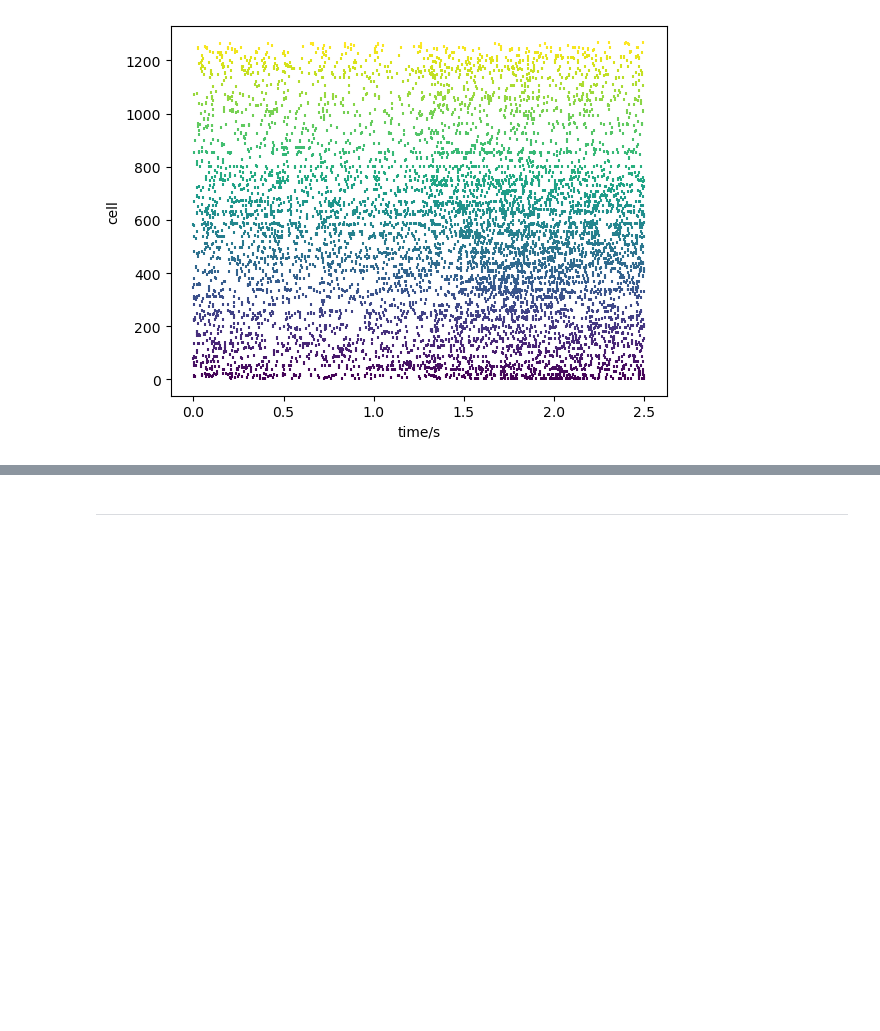
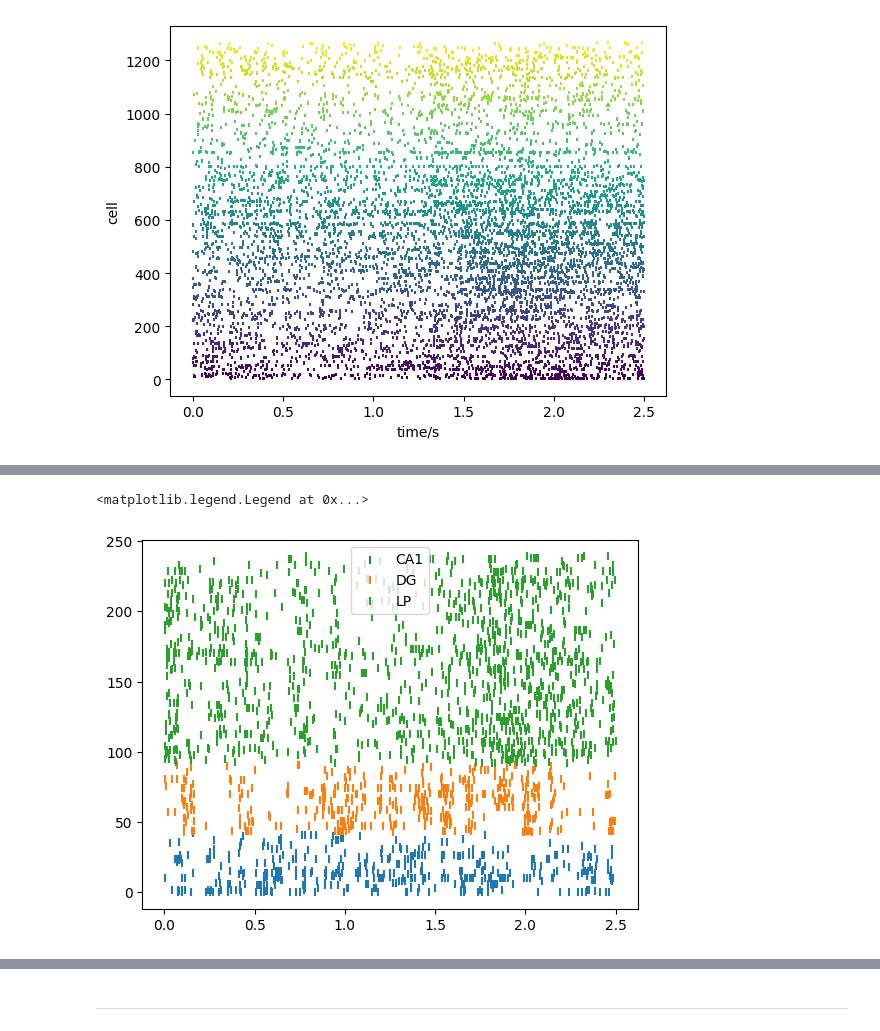
Before and after one commit to atleer/iBOTS-Intro-To-Python-For-Neuroscientists, a Jupyter notebook: day4/12 Spike Time Analysis With Pandas And Matplotlib (solution).ipynb, the cells around one changed output, grey strips where cells are left out. Cells and saved outputs as stored; diff of their text form; code cells hidden in the pictures; blank space fills up the shorter version.

```diff
--- a/day4/12 Spike Time Analysis With Pandas And Matplotlib (solution).ipynb
+++ b/day4/12 Spike Time Analysis With Pandas And Matplotlib (solution).ipynb
@@ -300,0 +303,8 @@ Text(0, 0.5, 'cell')
+# %%
+spike_cols = ['spike_time', 'spike_cell', 'spike_trial']
+df = dset[spike_cols].to_dataframe().reset_index()
+
+brain_region_df = dset["brain_area"].to_dataframe().reset_index()
+
+spike_region_df = pd.merge(df, brain_region_df, left_on='spike_cell', right_on='cell')
+spike_region_df
@@ -300,0 +325,21 @@ Text(0, 0.5, 'cell')
+# %%
+dd = spike_region_df[spike_region_df["spike_trial"] == 187]
+dd = dd.sort_values(by="brain_area")
+dd["ordered_index"] = dd.spike_cell.factorize()[0]
+
+area = "CA1"
+dd_area = dd[dd["brain_area"] == area]
+plt.scatter(dd_area.spike_time, dd_area.ordered_index,  marker='|', label=area)
+
+area = "DG"
+dd_area = dd[dd["brain_area"] == area]
+plt.scatter(dd_area.spike_time, dd_area.ordered_index, marker='|', label=area)
+
+area = "LP"
+dd_area = dd[dd["brain_area"] == area]
+plt.scatter(dd_area.spike_time, dd_area.ordered_index, marker='|', label=area)
+
+plt.legend()
+# %% [output]
+<matplotlib.legend.Legend at 0x...>
+[figure, added]
```
Also changed, not shown: parts of 38 cells of this notebook.
